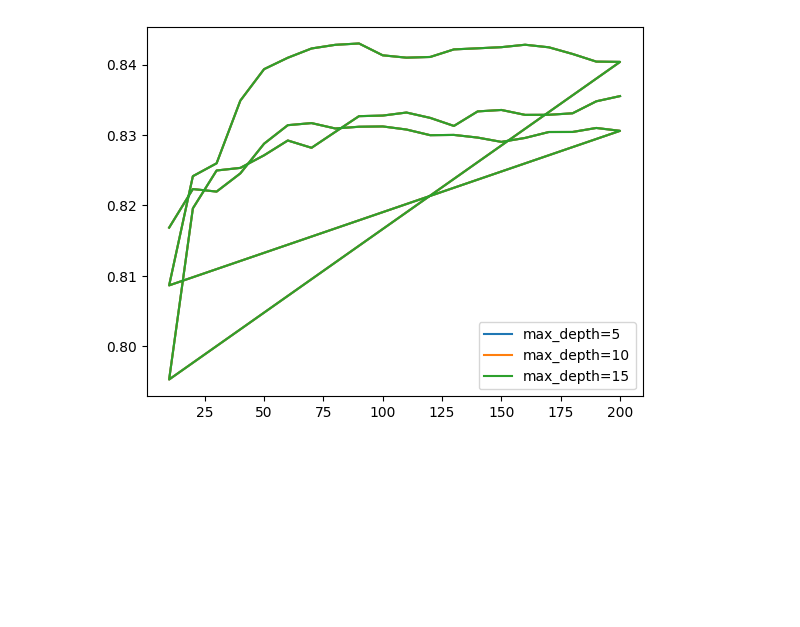
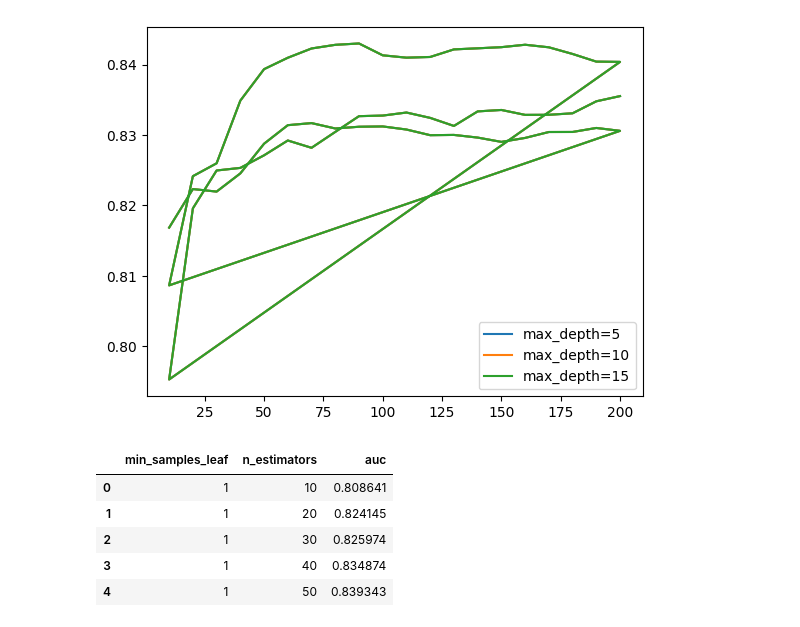
Before and after one commit to darrylljk/ml-zc, a Jupyter notebook: ml-zc/week-6-decision-trees/credit-risk-scoring.ipynb, the cells around one changed output. Drawn from its saved outputs; the diff is of its cells as text; code cells hidden in the pictures; blank space fills up the shorter version.

```diff
--- a/ml-zc/week-6-decision-trees/credit-risk-scoring.ipynb
+++ b/ml-zc/week-6-decision-trees/credit-risk-scoring.ipynb
@@ -696,0 +716,11 @@ plt.legend()
+# %%
+columns = ['min_samples_leaf', 'n_estimators', 'auc']
+df_scores = pd.DataFrame(scores, columns=columns)
+df_scores.head()
+# %% [output]
+|  | min_samples_leaf | n_estimators | auc |
+| 0 | 1 | 10 | 0.808641 |
+| 1 | 1 | 20 | 0.824145 |
+| 2 | 1 | 30 | 0.825974 |
+| 3 | 1 | 40 | 0.834874 |
+| 4 | 1 | 50 | 0.839343 |
```
Also changed, not shown: parts of 17 cells of this notebook.
